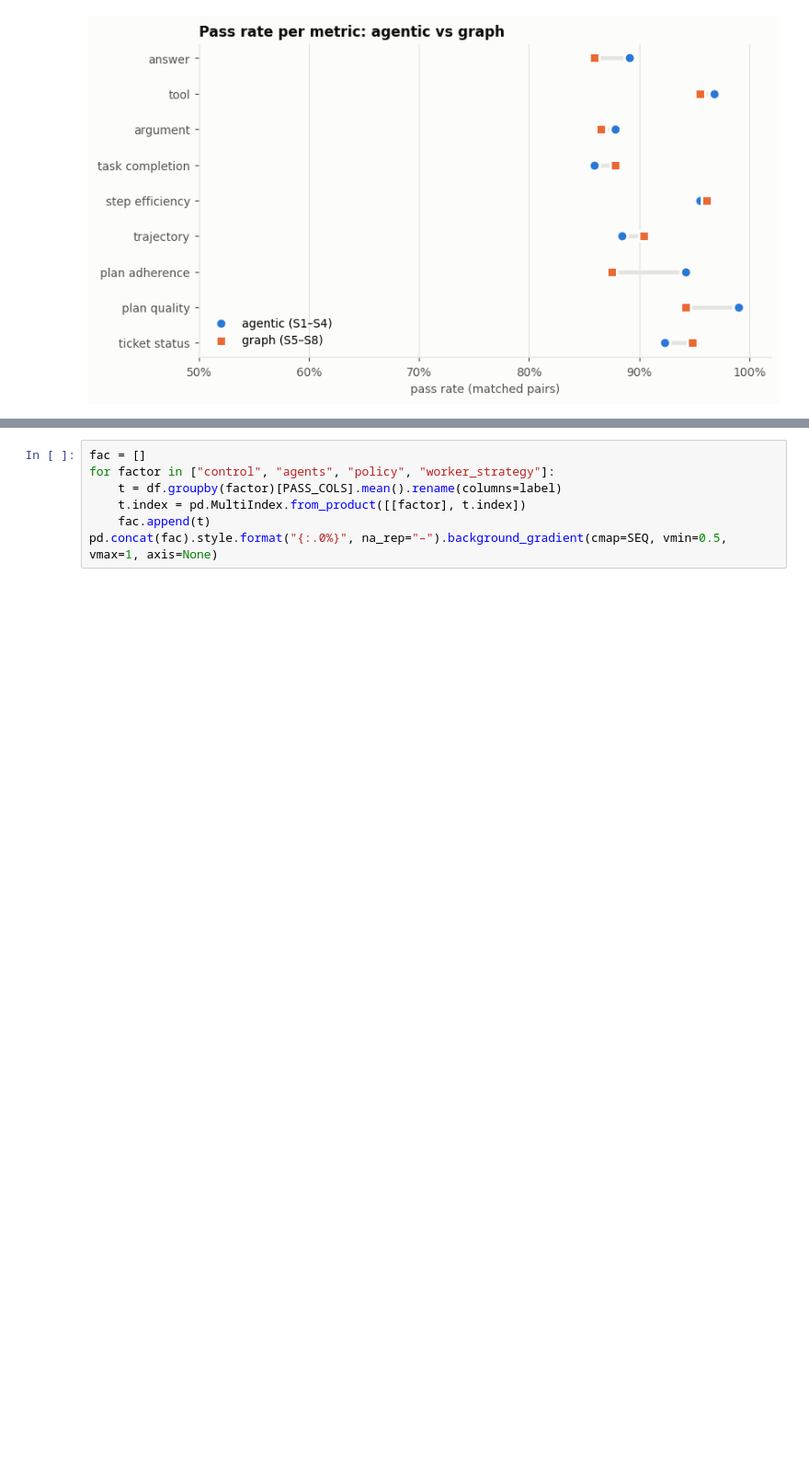
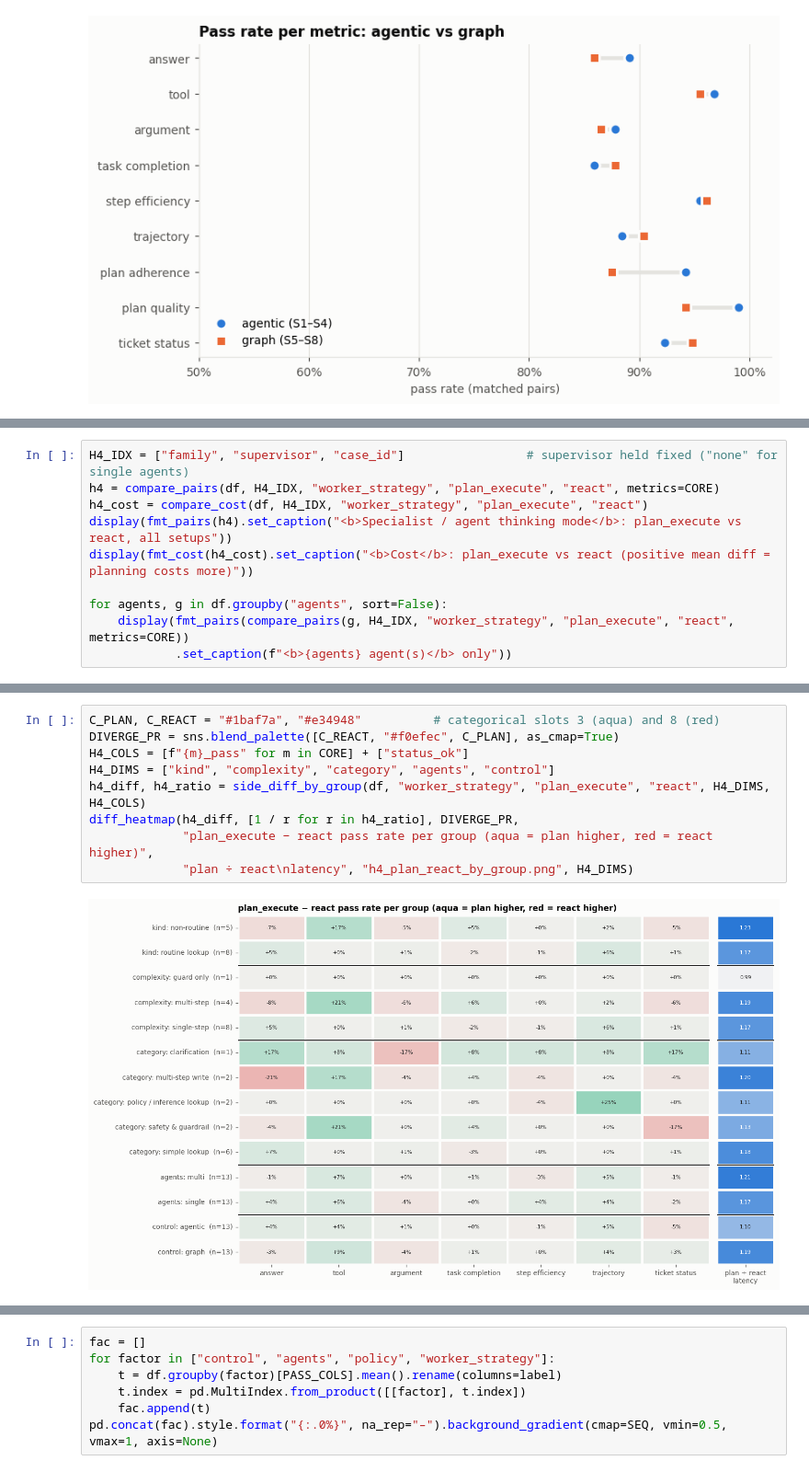
Before and after one commit to RicePuddn/GenAIProject, a Jupyter notebook: results/deepeval/architecture_analysis.ipynb, the cells around one changed output, grey strips where cells are left out. Shown at 92% size. Drawn from its saved outputs; the diff is of its cells as text; blank space fills up the shorter version.

```diff
--- a/results/deepeval/architecture_analysis.ipynb
+++ b/results/deepeval/architecture_analysis.ipynb
@@ -690,0 +901,10 @@ fig.savefig(FIG_DIR / "h2_pass_rates.png");
+# %%
+H4_IDX = ["family", "supervisor", "case_id"]                 # supervisor held fixed ("none" for single agents)
+h4 = compare_pairs(df, H4_IDX, "worker_strategy", "plan_execute", "react", metrics=CORE)
+h4_cost = compare_cost(df, H4_IDX, "worker_strategy", "plan_execute", "react")
+display(fmt_pairs(h4).set_caption("<b>Specialist / agent thinking mode</b>: plan_execute vs react, all setups"))
+display(fmt_cost(h4_cost).set_caption("<b>Cost</b>: plan_execute vs react (positive mean diff = planning costs more)"))
+
+for agents, g in df.groupby("agents", sort=False):
+    display(fmt_pairs(compare_pairs(g, H4_IDX, "worker_strategy", "plan_execute", "react", metrics=CORE))
+            .set_caption(f"<b>{agents} agent(s)</b> only"))
@@ -691 +971,12 @@ fig.savefig(FIG_DIR / "h2_pass_rates.png");
+# %%
+C_PLAN, C_REACT = "#1baf7a", "#e34948"          # categorical slots 3 (aqua) and 8 (red)
+DIVERGE_PR = sns.blend_palette([C_REACT, "#f0efec", C_PLAN], as_cmap=True)
+H4_COLS = [f"{m}_pass" for m in CORE] + ["status_ok"]
+H4_DIMS = ["kind", "complexity", "category", "agents", "control"]
+h4_diff, h4_ratio = side_diff_by_group(df, "worker_strategy", "plan_execute", "react", H4_DIMS, H4_COLS)
+diff_heatmap(h4_diff, [1 / r for r in h4_ratio], DIVERGE_PR,
+             "plan_execute − react pass rate per group (aqua = plan higher, red = react higher)",
+             "plan ÷ react\nlatency", "h4_plan_react_by_group.png", H4_DIMS)
+# %% [output]
+[figure, added]
 # %% [markdown]
```
Also changed, not shown: parts of 23 cells of this notebook, 3 other files.
